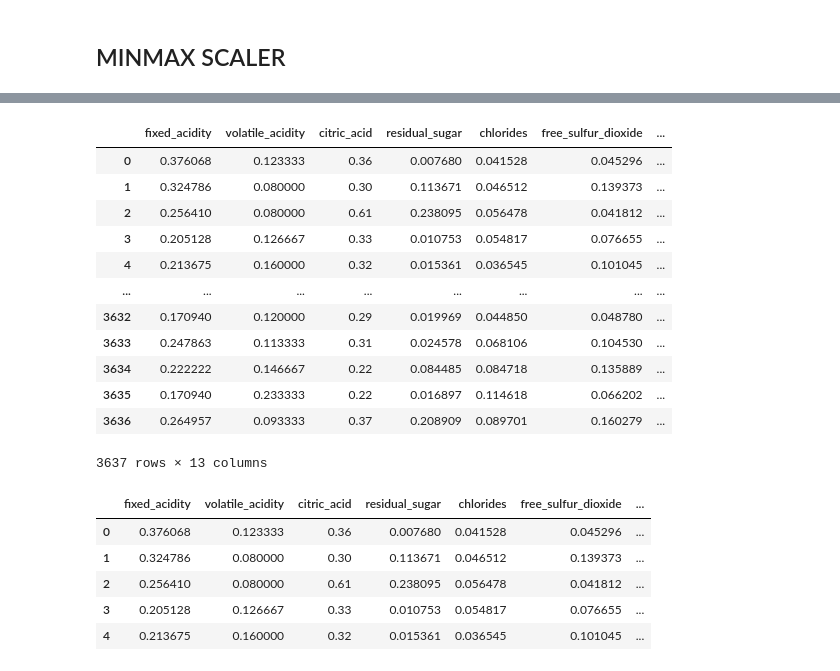
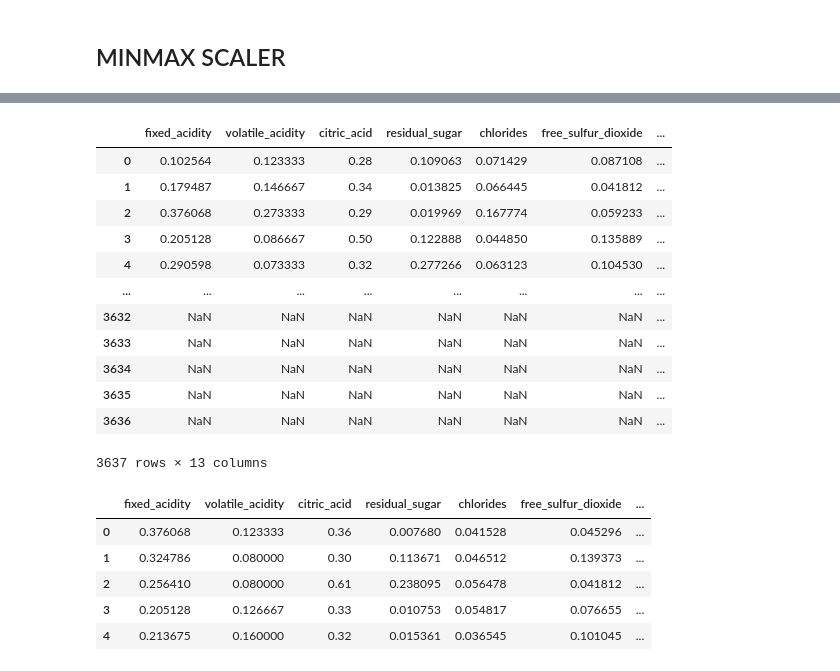
Before and after one commit to Cod-Up-Our-Data/wine_clustering_project, a Jupyter notebook: wine_exploration_rich.ipynb, the cells around one changed output, grey strips where cells are left out. Saved outputs shown, nothing was run; the diff lists cells and outputs as text; code cells hidden in the pictures.

```diff
--- a/wine_exploration_rich.ipynb
+++ b/wine_exploration_rich.ipynb
@@ -572,7 +596,11 @@ train_targets
 #SCALING First MinMax...then ROBUST
 columns = train.columns[:-2]
 mm_scaler = sklearn.preprocessing.MinMaxScaler()
-train_mm_scaled = mm_scaler.fit_transform(train[columns])
+train_mm_scaled = X_train_scaled = mm_scaler.fit_transform(train[columns])
+X_validate_scaled = mm_scaler.transform(validate[columns])
+X_test_scaled = mm_scaler.transform(test[columns])
 # %%
 train_scaled = pd.DataFrame(data=train_mm_scaled,columns=columns)
+validate_scaled = pd.DataFrame(data=X_validate_scaled,columns=columns)
+test_scaled = pd.DataFrame(data=X_test_scaled,columns=columns)
 # %%
@@ -594,20 +622,22 @@ train_scaled
 # %%
 train_scaled = pd.concat([train_scaled,train_targets],axis=1)
+validate_scaled = pd.concat([validate_scaled,train_targets],axis=1)
+test_scaled = pd.concat([test_scaled,train_targets],axis=1)
 # %%
-train_scaled
+validate_scaled
 # %% [output]
 |  | fixed_acidity | volatile_acidity | citric_acid | residual_sugar | chlorides | free_sulfur_dioxide | ... |
-| 0 | 0.376068 | 0.123333 | 0.36 | 0.007680 | 0.041528 | 0.045296 | ... |
-| 1 | 0.324786 | 0.080000 | 0.30 | 0.113671 | 0.046512 | 0.139373 | ... |
-| 2 | 0.256410 | 0.080000 | 0.61 | 0.238095 | 0.056478 | 0.041812 | ... |
-| 3 | 0.205128 | 0.126667 | 0.33 | 0.010753 | 0.054817 | 0.076655 | ... |
-| 4 | 0.213675 | 0.160000 | 0.32 | 0.015361 | 0.036545 | 0.101045 | ... |
+| 0 | 0.102564 | 0.123333 | 0.28 | 0.109063 | 0.071429 | 0.087108 | ... |
+| 1 | 0.179487 | 0.146667 | 0.34 | 0.013825 | 0.066445 | 0.041812 | ... |
+| 2 | 0.376068 | 0.273333 | 0.29 | 0.019969 | 0.167774 | 0.059233 | ... |
+| 3 | 0.205128 | 0.086667 | 0.50 | 0.122888 | 0.044850 | 0.135889 | ... |
+| 4 | 0.290598 | 0.073333 | 0.32 | 0.277266 | 0.063123 | 0.104530 | ... |
 | ... | ... | ... | ... | ... | ... | ... | ... |
-| 3632 | 0.170940 | 0.120000 | 0.29 | 0.019969 | 0.044850 | 0.048780 | ... |
-| 3633 | 0.247863 | 0.113333 | 0.31 | 0.024578 | 0.068106 | 0.104530 | ... |
-| 3634 | 0.222222 | 0.146667 | 0.22 | 0.084485 | 0.084718 | 0.135889 | ... |
-| 3635 | 0.170940 | 0.233333 | 0.22 | 0.016897 | 0.114618 | 0.066202 | ... |
-| 3636 | 0.264957 | 0.093333 | 0.37 | 0.208909 | 0.089701 | 0.160279 | ... |
+| 3632 | NaN | NaN | NaN | NaN | NaN | NaN | ... |
+| 3633 | NaN | NaN | NaN | NaN | NaN | NaN | ... |
+| 3634 | NaN | NaN | NaN | NaN | NaN | NaN | ... |
+| 3635 | NaN | NaN | NaN | NaN | NaN | NaN | ... |
+| 3636 | NaN | NaN | NaN | NaN | NaN | NaN | ... |
 3637 rows × 13 columns
 # %%
 train_scaled['qual_col'] = train_scaled['quality'].astype(str) + train_scaled['wine_color'].astype(str)
```
Also changed, not shown: parts of 9 cells of this notebook, 3 other files.
